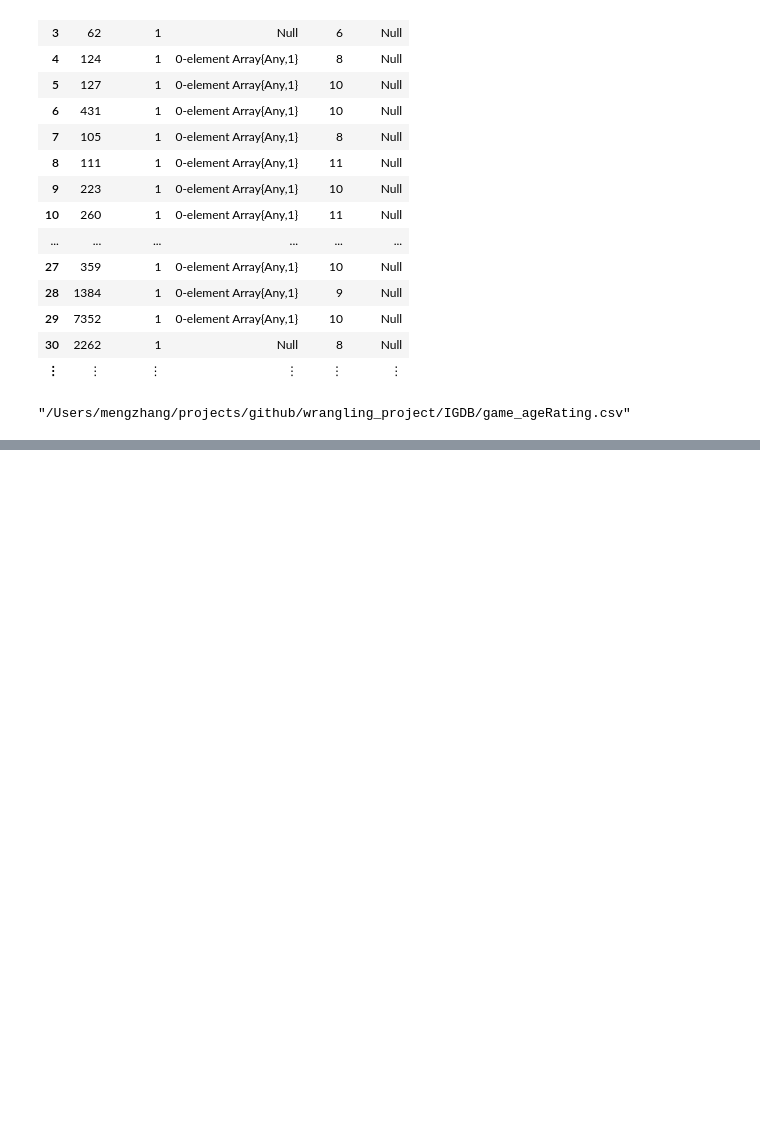
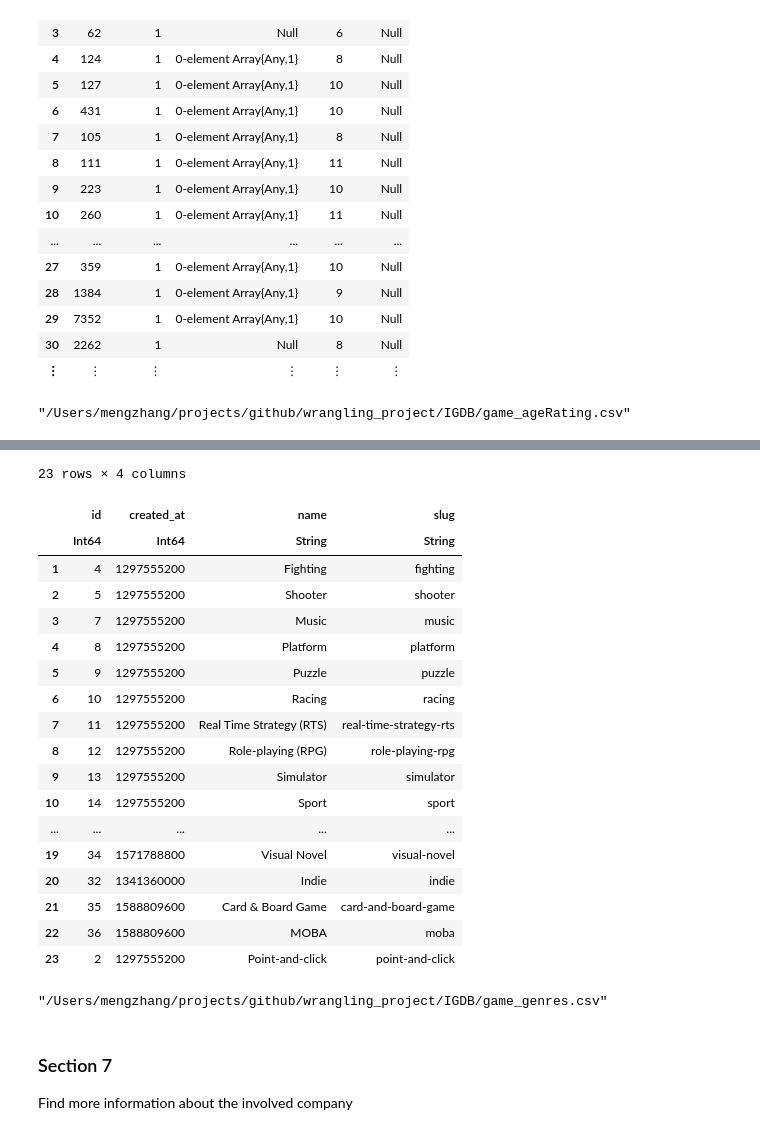
Before and after one commit to DataScience-2020/Data422-project, a Jupyter notebook: IGDB/IGDB_games_infor_follows.ipynb, the cells around one changed output, grey strips where cells are left out. Drawn from its saved outputs; the diff is of its cells as text; code cells hidden in the pictures; blank space fills up the shorter version.

```diff
--- a/IGDB/IGDB_games_infor_follows.ipynb
+++ b/IGDB/IGDB_games_infor_follows.ipynb
@@ -942,0 +974,3 @@ CSV.write("/Users/mengzhang/projects/github/wrangling_project/IGDB/game_ageRatin
+# %%
+# Read the web body information into JSON format
+genres = JSON2.read(IOBuffer(genres.body))
@@ -942,0 +995,7 @@ CSV.write("/Users/mengzhang/projects/github/wrangling_project/IGDB/game_ageRatin
+# %%
+# Define the features we want to generate
+features_genres = [:id,
+    :created_at,
+    :name,
+    :slug
+    ]
@@ -942,0 +1008,2 @@ CSV.write("/Users/mengzhang/projects/github/wrangling_project/IGDB/game_ageRatin
+# %%
+all_genres = [get_this.(genres,column_name) for column_name in features_genres]
@@ -942,0 +1016,6 @@ CSV.write("/Users/mengzhang/projects/github/wrangling_project/IGDB/game_ageRatin
+# %%
+genres_infor = DataFrame()
+genres_infor.id = all_genres[1]
+genres_infor.created_at = all_genres[2]
+genres_infor.name = all_genres[3]
+genres_infor.slug = all_genres[4]
@@ -942,0 +1040,29 @@ CSV.write("/Users/mengzhang/projects/github/wrangling_project/IGDB/game_ageRatin
+# %%
+genres_infor
+# %% [output]
+23 rows × 4 columns
+|  | id | created_at | name | slug |
+|  | Int64 | Int64 | String | String |
+| 1 | 4 | 1297555200 | Fighting | fighting |
+| 2 | 5 | 1297555200 | Shooter | shooter |
+| 3 | 7 | 1297555200 | Music | music |
+| 4 | 8 | 1297555200 | Platform | platform |
+| 5 | 9 | 1297555200 | Puzzle | puzzle |
+| 6 | 10 | 1297555200 | Racing | racing |
+| 7 | 11 | 1297555200 | Real Time Strategy (RTS) | real-time-strategy-rts |
+| 8 | 12 | 1297555200 | Role-playing (RPG) | role-playing-rpg |
+| 9 | 13 | 1297555200 | Simulator | simulator |
+| 10 | 14 | 1297555200 | Sport | sport |
+| ... | ... | ... | ... | ... |
+| 19 | 34 | 1571788800 | Visual Novel | visual-novel |
+| 20 | 32 | 1341360000 | Indie | indie |
+| 21 | 35 | 1588809600 | Card & Board Game | card-and-board-game |
+| 22 | 36 | 1588809600 | MOBA | moba |
+| 23 | 2 | 1297555200 | Point-and-click | point-and-click |
+# %%
+CSV.write("/Users/mengzhang/projects/github/wrangling_project/IGDB/game_genres.csv", genres_infor)
+# %% [output]
+"/Users/mengzhang/projects/github/wrangling_project/IGDB/game_genres.csv"
+# %% [markdown]
+### Section 7
+Find more information about the involved company
```
Also changed, not shown: parts of 28 cells of this notebook, 3 other files.
